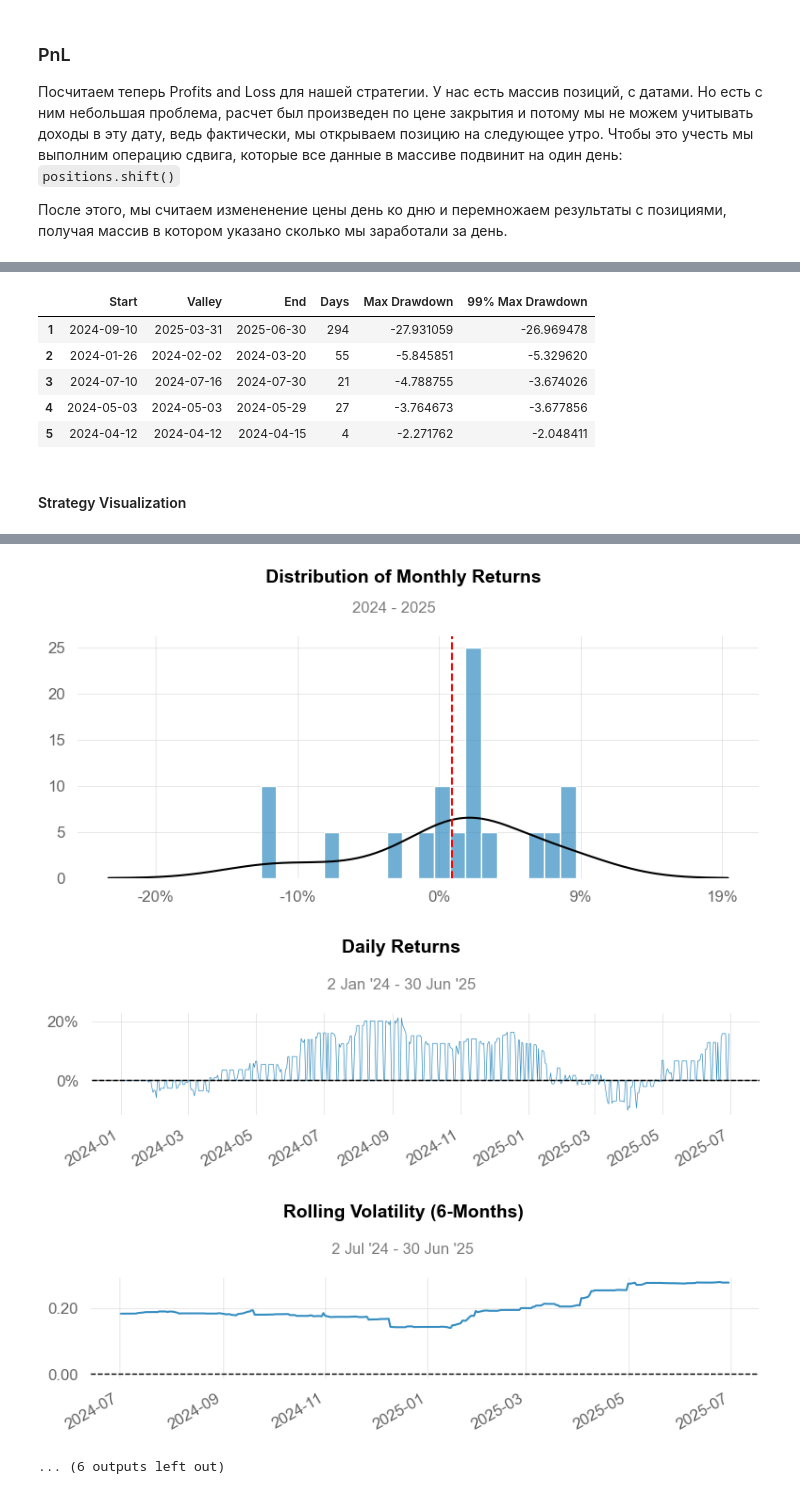
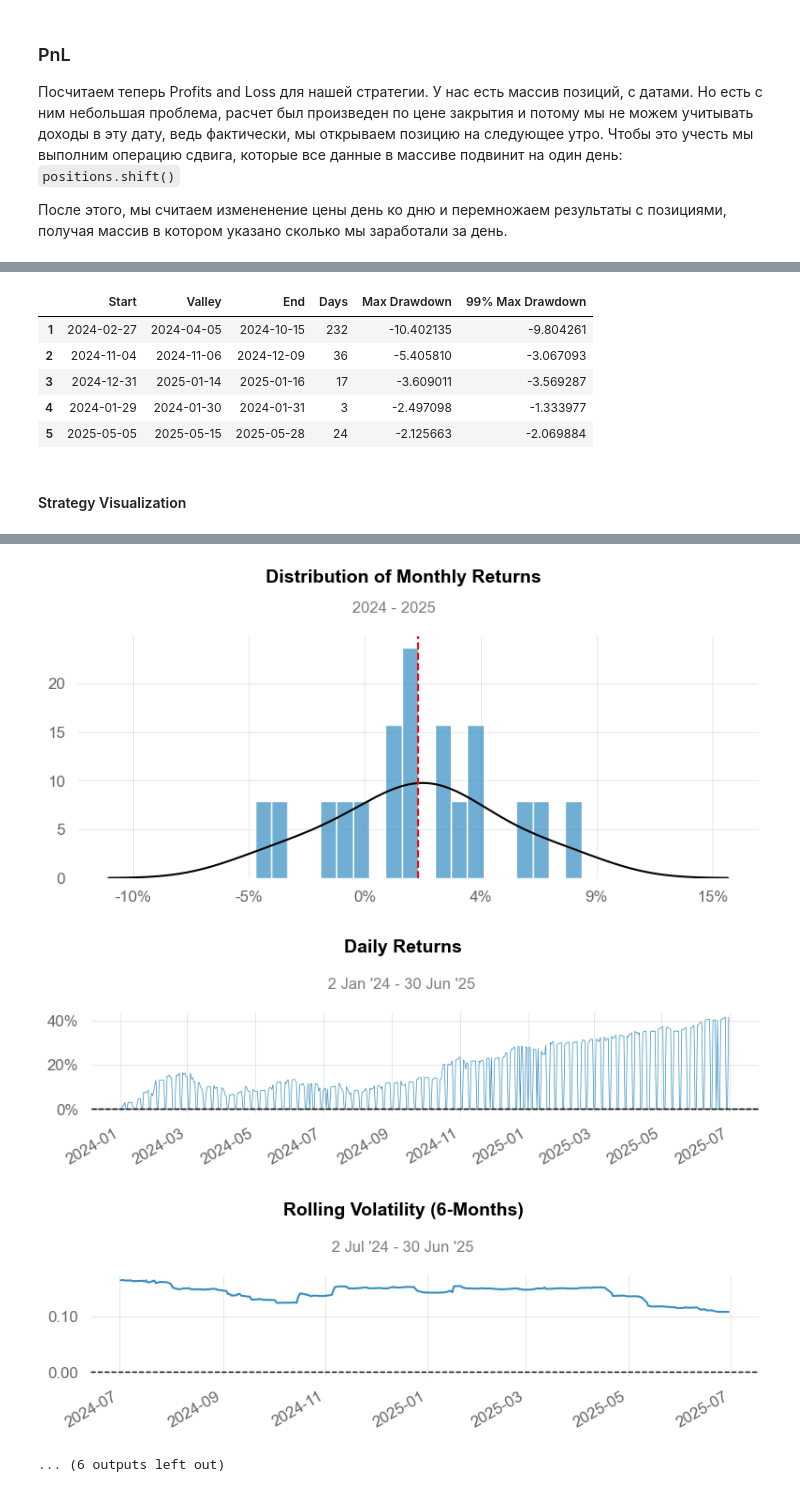
Before and after one commit to Driim/quant, a Jupyter notebook: src/quant/mean_reverting/stock_pair/bollinger_bands_log.ipynb, the cells around one changed output, grey strips where cells are left out. Cells and saved outputs as stored; diff of their text form; code cells hidden in the pictures.

```diff
--- a/src/quant/mean_reverting/stock_pair/bollinger_bands_log.ipynb
+++ b/src/quant/mean_reverting/stock_pair/bollinger_bands_log.ipynb
@@ -6,14 +6,14 @@ import matplotlib.pyplot as plt
 import quantstats as qs
 
 from quant.utils.cointegraion import do_adf_regression, do_aeg_regression
-from quant.mean_reverting.stock_pair.zscore_positions import calculate_positions
+from quant.mean_reverting.stock_pair.positions import calculate_positions_from_zscore
 
 # Константы
-ticker1 = 'MSFT'
-ticker2 = 'AAPL'
+ticker1 = 'CFG'
+ticker2 = 'TFC'
 
-open_threshold = 1
-close_threshold = 0.5
+open_threshold = 0.75
+close_threshold = 0.25
 
 oneway_trans_cost=0.0005
 
@@ -265,16 +266,16 @@ rolling_spread_std = rolling_spread.rolling(window=window).std().bfill()
 
 sample_set['zscore'] = (rolling_spread - rolling_spread_mean) / rolling_spread_std
 
-(positions, positions_with_dates) = calculate_positions(
+positions_with_dates = calculate_positions_from_zscore(
     sample_set,
-    ticker1,
-    ticker2,
     open_threshold,
     close_threshold
 )
 
+positions_with_dates = positions_with_dates.rename(columns={'ticker1': ticker1, 'ticker2': ticker2})
+
 dailyret = sample_set.loc[:, (ticker1, ticker2)].pct_change()
-pnl = (np.array(positions.shift()) * np.array(dailyret)).sum(axis=1)
+pnl = (np.array(positions_with_dates.shift()) * np.array(dailyret)).sum(axis=1)
 
 pnl_with_dates = (positions_with_dates.shift() * dailyret).sum(axis=1)
 
@@ -304,9 +305,9 @@ Win Year %                 100.0%
 None
 Worst 5 Drawdowns
 |  | Start | Valley | End | Days | Max Drawdown | 99% Max Drawdown |
-| 1 | 2024-09-10 | 2025-03-31 | 2025-06-30 | 294 | -27.931059 | -26.969478 |
-| 2 | 2024-01-26 | 2024-02-02 | 2024-03-20 | 55 | -5.845851 | -5.329620 |
-| 3 | 2024-07-10 | 2024-07-16 | 2024-07-30 | 21 | -4.788755 | -3.674026 |
-| 4 | 2024-05-03 | 2024-05-03 | 2024-05-29 | 27 | -3.764673 | -3.677856 |
-| 5 | 2024-04-12 | 2024-04-12 | 2024-04-15 | 4 | -2.271762 | -2.048411 |
+| 1 | 2024-02-27 | 2024-04-05 | 2024-10-15 | 232 | -10.402135 | -9.804261 |
+| 2 | 2024-11-04 | 2024-11-06 | 2024-12-09 | 36 | -5.405810 | -3.067093 |
+| 3 | 2024-12-31 | 2025-01-14 | 2025-01-16 | 17 | -3.609011 | -3.569287 |
+| 4 | 2024-01-29 | 2024-01-30 | 2024-01-31 | 3 | -2.497098 | -1.333977 |
+| 5 | 2025-05-05 | 2025-05-15 | 2025-05-28 | 24 | -2.125663 | -2.069884 |
 Strategy Visualization
@@ -316,4 +317,4 @@ Strategy Visualization
-[figure, old version]
+[figure, new version]
-[figure, old version]
+[figure, new version]
-[figure, old version]
+[figure, new version]
 ... (6 outputs left out)
```
Also changed, not shown: parts of 9 cells of this notebook, 7 other files.
